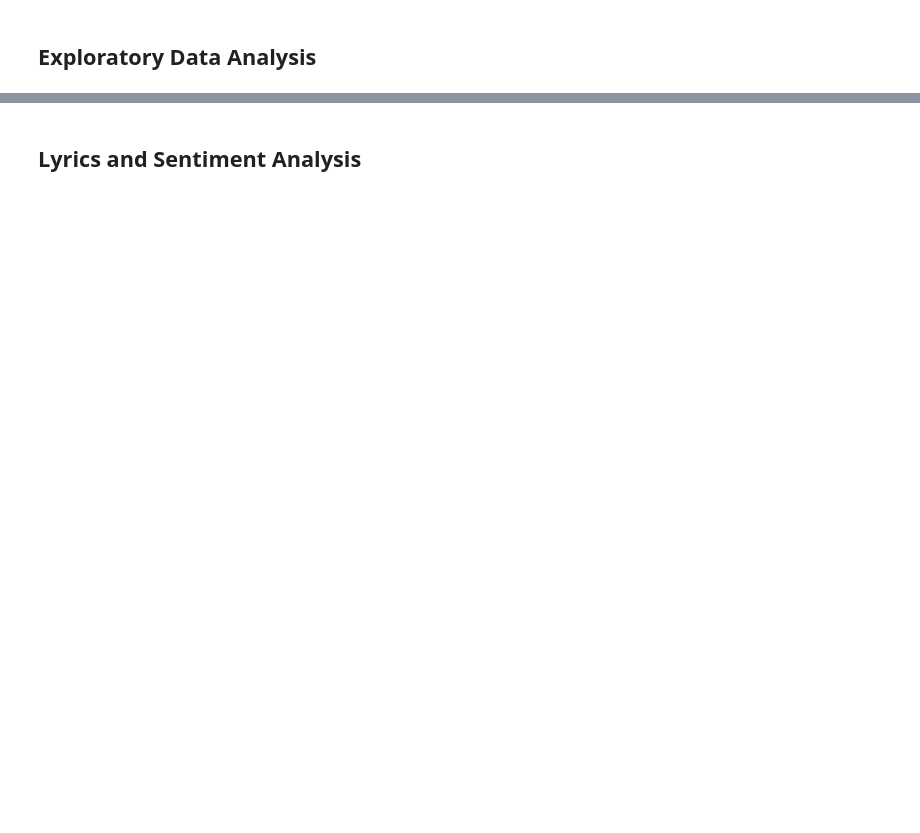
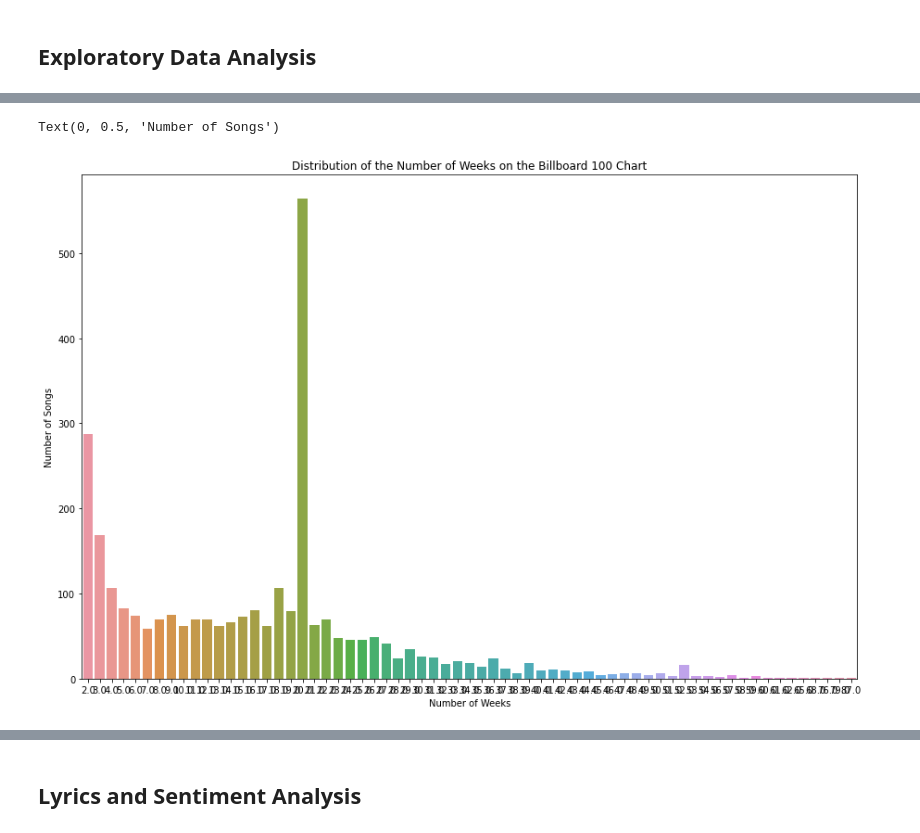
Before and after one commit to catbaker3/final, a Jupyter notebook: Final- Alt Dataset.ipynb, the cells around one changed output, grey strips where cells are left out. Cells and saved outputs as stored; diff of their text form; code cells hidden in the pictures; blank space fills up the shorter version.

```diff
--- a/Final- Alt Dataset.ipynb
+++ b/Final- Alt Dataset.ipynb
@@ -169,5 +189,5 @@ plt.xlabel('Number of Instances')
 plt.ylabel('Number of Songs')
 # %%
 # Distribution of weeks on the Billboard chart
-max_weeks = billboard_100.groupby('Song')['Weeks on Chart'].max().reset_index()
-max_weeks['Weeks on Chart'].value_counts()
+max_weeks = billboard_100.groupby('Name')['Weeks.on.chart'].max().reset_index()
+max_weeks['Weeks.on.chart'].value_counts()
@@ -174,9 +207,12 @@ max_weeks['Weeks on Chart'].value_counts()
 # %%
 # Plot the distribution
 plt.figure(figsize=(15,10))
-sns.countplot(max_weeks['Weeks on Chart'])
+sns.countplot(max_weeks['Weeks.on.chart'])
 plt.title('Distribution of the Number of Weeks on the Billboard 100 Chart')
 plt.xlabel('Number of Weeks')
 plt.ylabel('Number of Songs')
+# %% [output]
+Text(0, 0.5, 'Number of Songs')
+[figure, added]
 # %%
 # Look at the songs with the longest time on the charts
```
Also changed, not shown: parts of 22 cells of this notebook.
